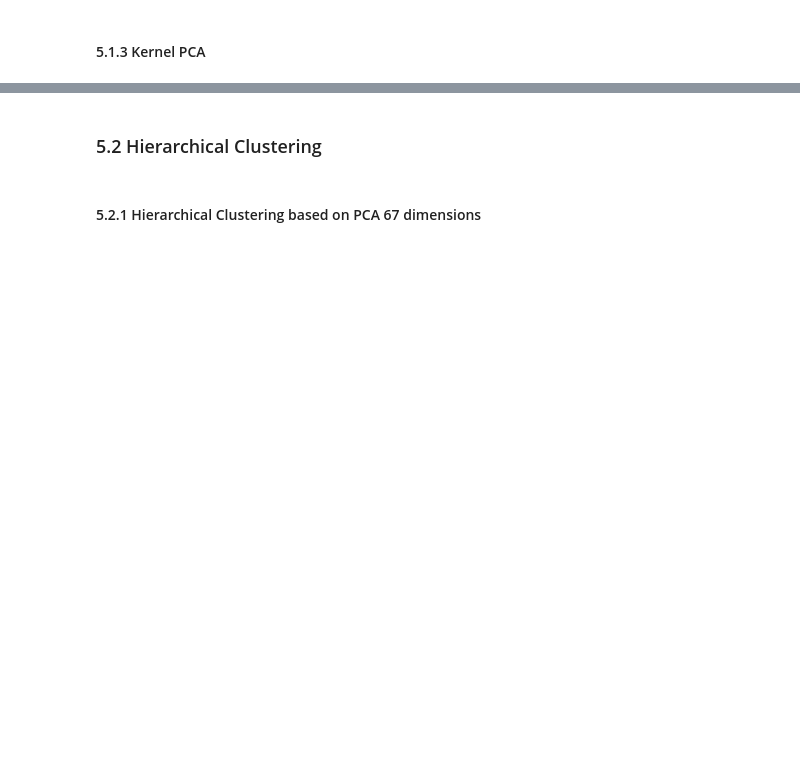
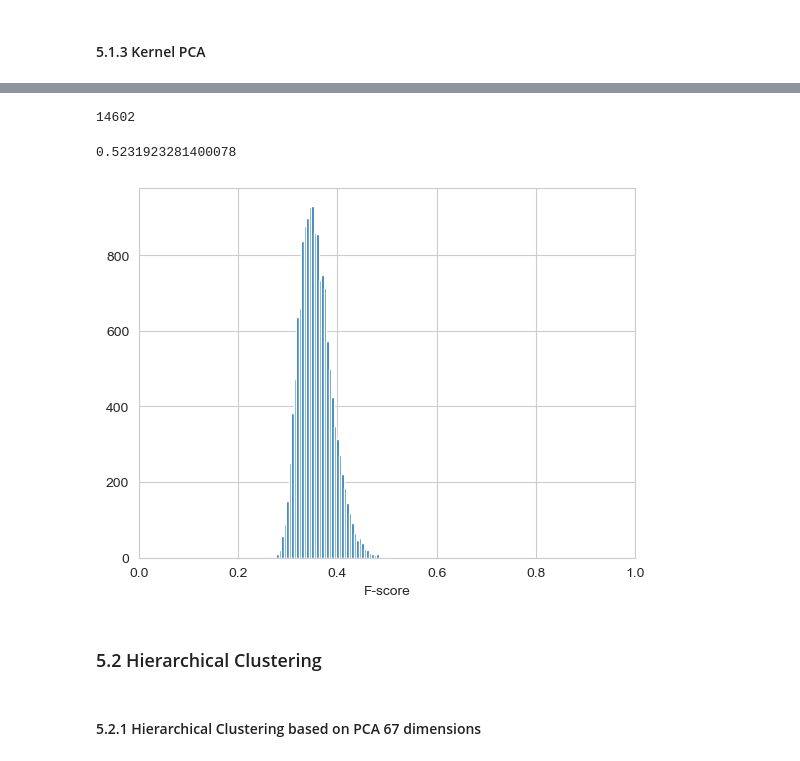
Before and after one commit to Pietro-Gavazzi/linma2472-project, a Jupyter notebook: final-project/final.ipynb, the cells around one changed output, grey strips where cells are left out. Cells and saved outputs as stored; diff of their text form; code cells hidden in the pictures; blank space fills up the shorter version.

```diff
--- a/final-project/final.ipynb
+++ b/final-project/final.ipynb
@@ -415,11 +554,19 @@ KeyboardInterrupt:
+# %%
+len(fscore_list_kernel)
+# %% [output]
+14602
 # %%
 fscore_list_kernel = np.array(fscore_list_kernel)
-
 print(max(fscore_list_kernel))
 plt.hist(fscore_list_kernel, 50)
 plt.xlim([0, 1])
-plt.title("Histogram of Fscores when performing 49 times the kernal pca test with random data")
+# plt.title("Histogram of F-scores when performing 49 times the kernel pca test with random data")
 plt.xlabel("F-score")
+plt.savefig("./Figures/hist.pdf")
+plt.show()
+# %% [output]
+0.5231923281400078
+[figure, added]
 # %% [markdown]
 ### 5.2 Hierarchical Clustering
 # %% [markdown]
```
Also changed, not shown: parts of 26 cells of this notebook, 4 other files.
